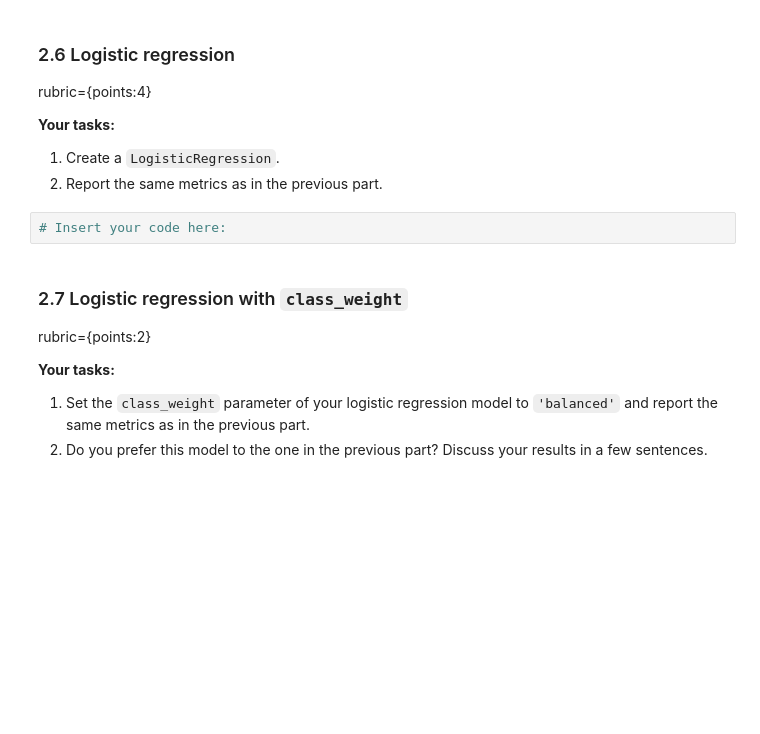
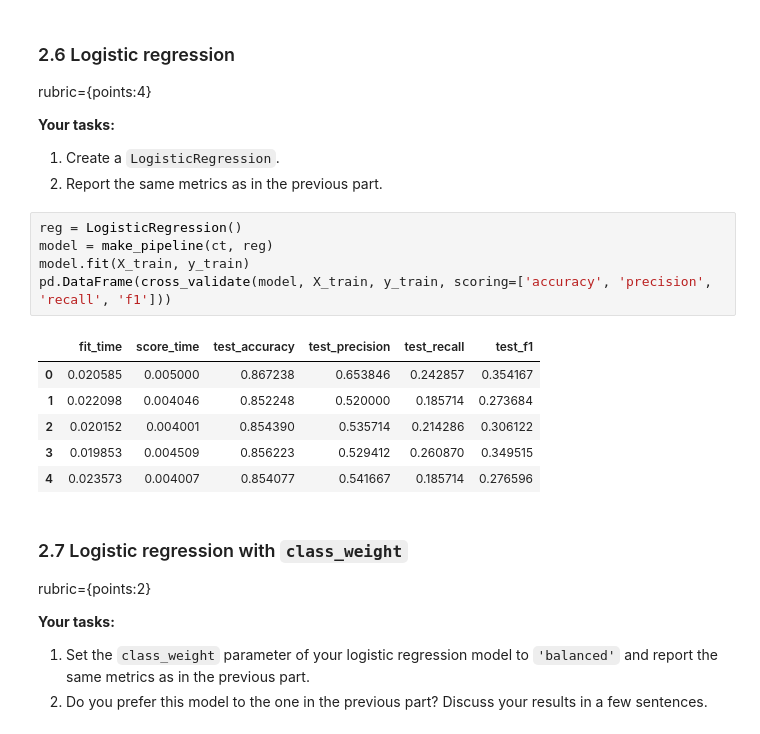
Before and after one commit to CarsonFox/MachineLearning, a Jupyter notebook: HW5/CS4320_HW5.ipynb, the cells around one changed output. Cells and saved outputs as stored; diff of their text form; blank space fills up the shorter version.

```diff
--- a/HW5/CS4320_HW5.ipynb
+++ b/HW5/CS4320_HW5.ipynb
@@ -257,8 +329,18 @@ rubric={points:4}
 
 1. Create a `LogisticRegression`.
 2. Report the same metrics as in the previous part.
-# %%
-# Insert your code here:
+# %%
+reg = LogisticRegression()
+model = make_pipeline(ct, reg)
+model.fit(X_train, y_train)
+pd.DataFrame(cross_validate(model, X_train, y_train, scoring=['accuracy', 'precision', 'recall', 'f1']))
+# %% [output]
+|  | fit_time | score_time | test_accuracy | test_precision | test_recall | test_f1 |
+| 0 | 0.020585 | 0.005000 | 0.867238 | 0.653846 | 0.242857 | 0.354167 |
+| 1 | 0.022098 | 0.004046 | 0.852248 | 0.520000 | 0.185714 | 0.273684 |
+| 2 | 0.020152 | 0.004001 | 0.854390 | 0.535714 | 0.214286 | 0.306122 |
+| 3 | 0.019853 | 0.004509 | 0.856223 | 0.529412 | 0.260870 | 0.349515 |
+| 4 | 0.023573 | 0.004007 | 0.854077 | 0.541667 | 0.185714 | 0.276596 |
 # %% [markdown]
 ### 2.7 Logistic regression with `class_weight`
 rubric={points:2}
```
Also changed, not shown: parts of 26 cells of this notebook.
